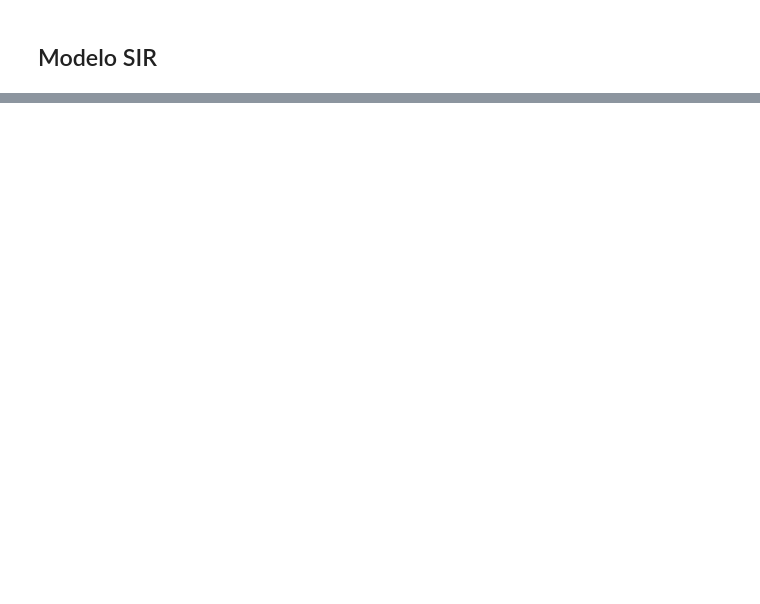
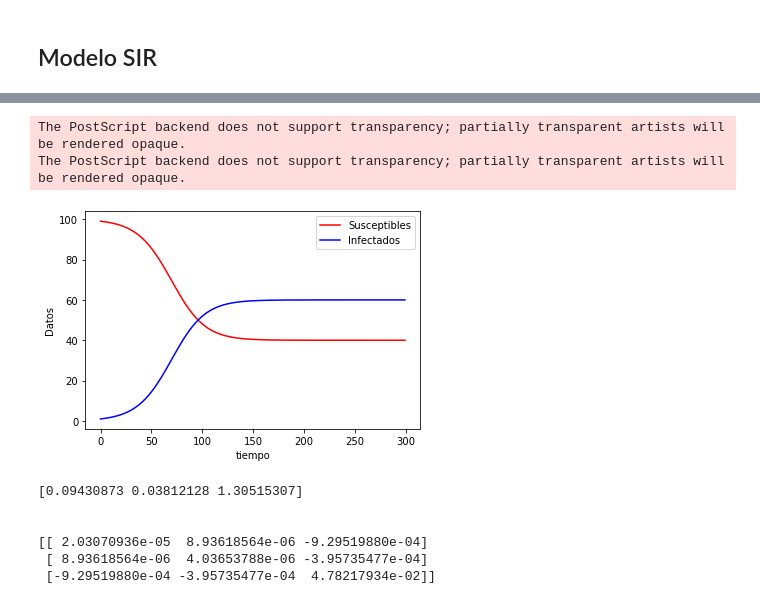
Before and after one commit to Mapachana/TFG, a Jupyter notebook: codigo/ajuste_parametros/Modelos_Discretos.ipynb, the cells around one changed output, grey strips where cells are left out. Cells and saved outputs as stored; diff of their text form; code cells hidden in the pictures; blank space fills up the shorter version.

```diff
--- a/codigo/ajuste_parametros/Modelos_Discretos.ipynb
+++ b/codigo/ajuste_parametros/Modelos_Discretos.ipynb
@@ -258,0 +265,43 @@ plt.show()
+# %%
+N = 100
+
+S0 = 99
+I0 = 1
+
+alfa = 0.1
+gamma = 0.04
+
+T0 = 0
+T = 300
+
+#deltaT en realidad es (T-T0)/secciones
+deltaT = 1
+
+tiempo = np.arange(T0, T, deltaT)
+
+secciones = tiempo.size
+# %%
+S = np.empty(secciones)
+I = np.empty(secciones)
+
+S[0] = S0
+I[0] = I0
+
+for j in range (secciones-1):
+    S[j+1] = S[j]*(1-(alfa*deltaT/N)*I[j])+gamma*deltaT*I[j]
+    I[j+1] = I[j]*(1-gamma*deltaT+(alfa*deltaT/N)*S[j])
+
+
+plt.figure()
+plt.plot(tiempo, S, color="red", marker='', markersize=4.0, linestyle='-', label="Susceptibles")
+plt.plot(tiempo, I, color="blue", marker="", markersize=4.0, linestyle="-", label="Infectados")
+plt.legend(loc="best")
+plt.xlabel("tiempo")
+plt.ylabel("Datos")
+plt.savefig("graficas/graficaSIS.eps", format="eps")
+plt.savefig("graficas/graficaSIS.jpeg", format="jpeg")
+plt.show()
+# %% [output]
+The PostScript backend does not support transparency; partially transparent artists will be rendered opaque.
+The PostScript backend does not support transparency; partially transparent artists will be rendered opaque.
+[figure, added]
@@ -258,0 +325,27 @@ plt.show()
+# %%
+# Asumo que el I0 no lo sabes
+def solucion_SIS(t, alfa, gamma, I0):
+    I = np.empty(secciones)
+
+    I[0] = I0
+
+    for j in range (secciones-1):
+        I[j+1] = I[j]*(1-gamma*deltaT+(alfa*deltaT/N)*(N-I[j]))
+
+    return I
+
+I_ruido = df['I'].values+np.random.randn(secciones)*5
+popt, pcov = curve_fit(solucion_SIS, tiempo, I_ruido, bounds=((0, 0, 0), (np.inf, np.inf, N)))
+
+print(popt)
+print("\n")
+print(pcov)
+
+perr = np.sqrt(pcov.diagonal())
+# %% [output]
+[0.09430873 0.03812128 1.30515307]
+
+
+[[ 2.03070936e-05  8.93618564e-06 -9.29519880e-04]
+ [ 8.93618564e-06  4.03653788e-06 -3.95735477e-04]
+ [-9.29519880e-04 -3.95735477e-04  4.78217934e-02]]
```
Also changed, not shown: parts of 9 cells of this notebook, 12 other files.
